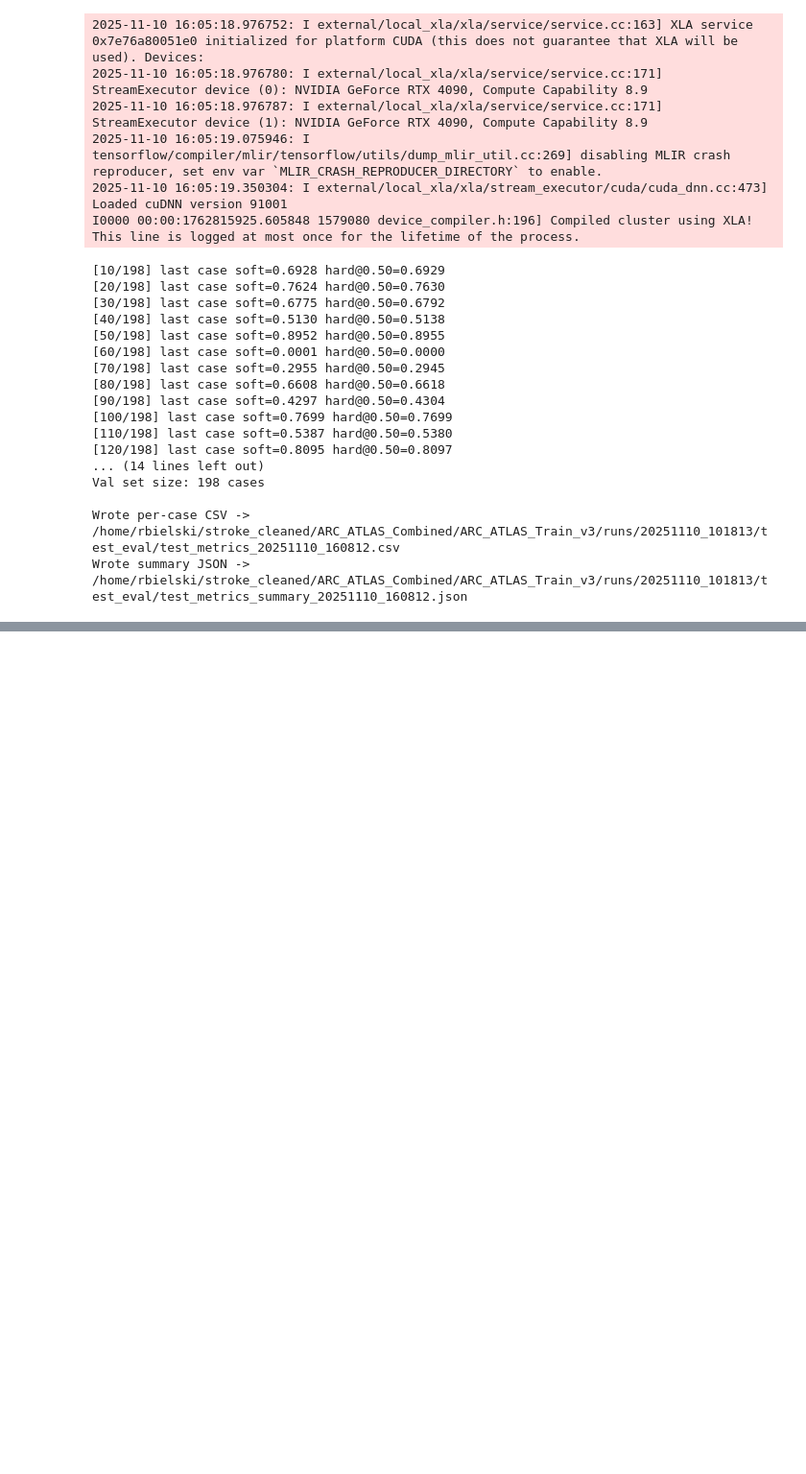
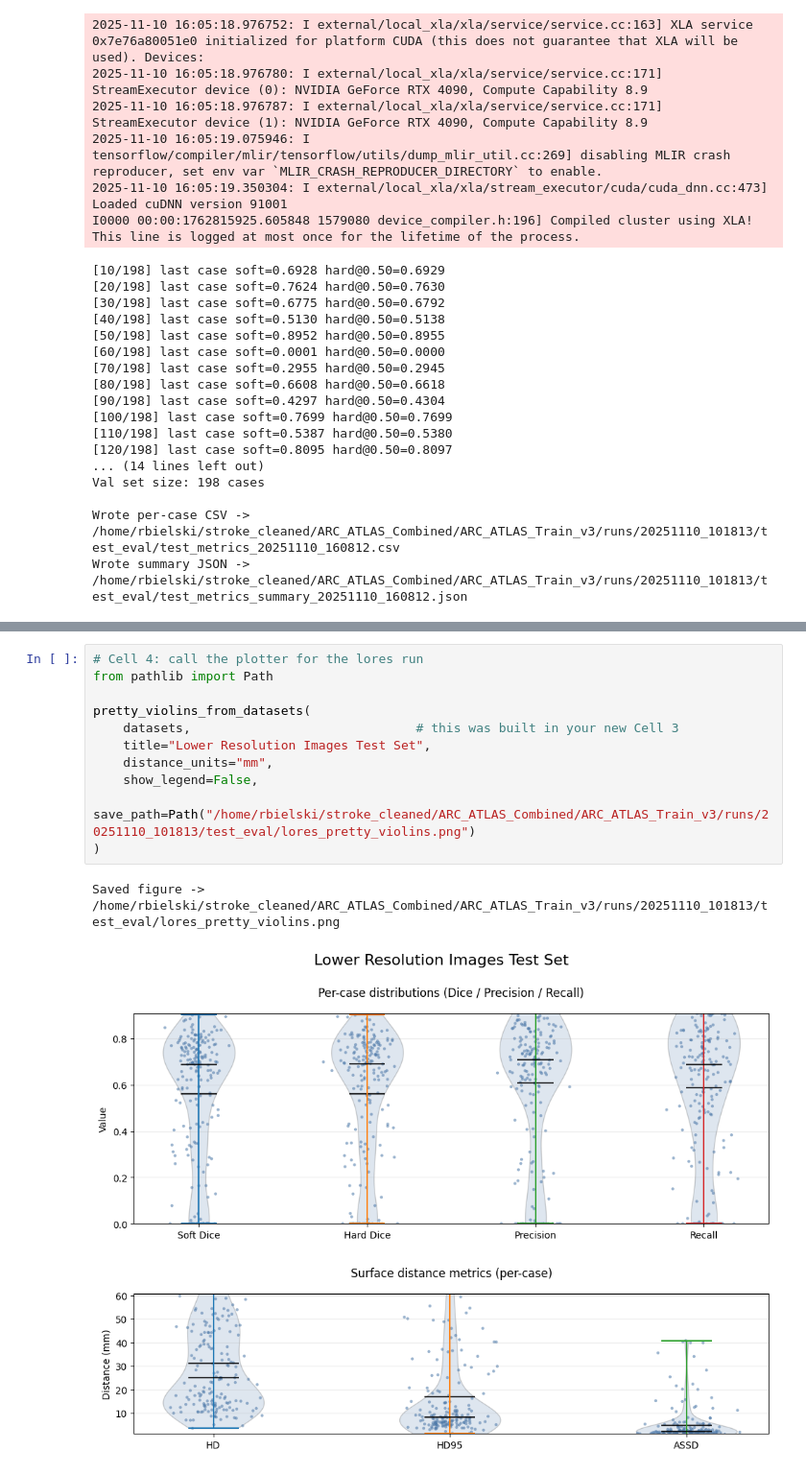
Before and after one commit to the-brAIn-lab/Lesion_Mapping, a Jupyter notebook: ARC_ATLAS_Combined/ARC_ATLAS_Train_v3/ARC_ATLAS_Test_v3_LowRes.ipynb, the cells around one changed output, grey strips where cells are left out. Shown at 96% size. Cells and saved outputs as stored; diff of their text form; blank space fills up the shorter version.

```diff
--- a/ARC_ATLAS_Combined/ARC_ATLAS_Train_v3/ARC_ATLAS_Test_v3_LowRes.ipynb
+++ b/ARC_ATLAS_Combined/ARC_ATLAS_Train_v3/ARC_ATLAS_Test_v3_LowRes.ipynb
@@ -226,0 +895,14 @@ Wrote summary JSON -> /home/rbielski/stroke_cleaned/ARC_ATLAS_Combined/ARC_ATLAS
+# %%
+# Cell 4: call the plotter for the lores run
+from pathlib import Path
+
+pretty_violins_from_datasets(
+    datasets,                              # this was built in your new Cell 3
+    title="Lower Resolution Images Test Set",
+    distance_units="mm",
+    show_legend=False,
+    save_path=Path("/home/rbielski/stroke_cleaned/ARC_ATLAS_Combined/ARC_ATLAS_Train_v3/runs/20251110_101813/test_eval/lores_pretty_violins.png")
+)
+# %% [output]
+Saved figure -> /home/rbielski/stroke_cleaned/ARC_ATLAS_Combined/ARC_ATLAS_Train_v3/runs/20251110_101813/test_eval/lores_pretty_violins.png
+[figure, added]
```
Also changed, not shown: parts of 6 cells of this notebook, 59 other files.
